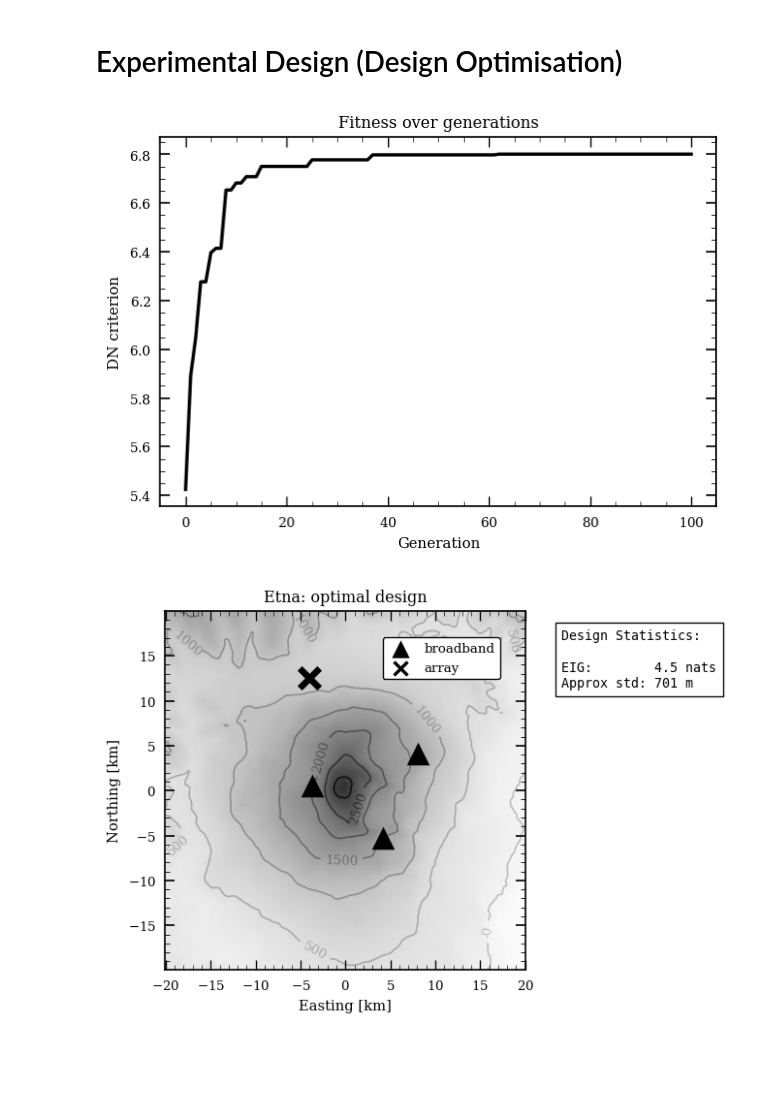
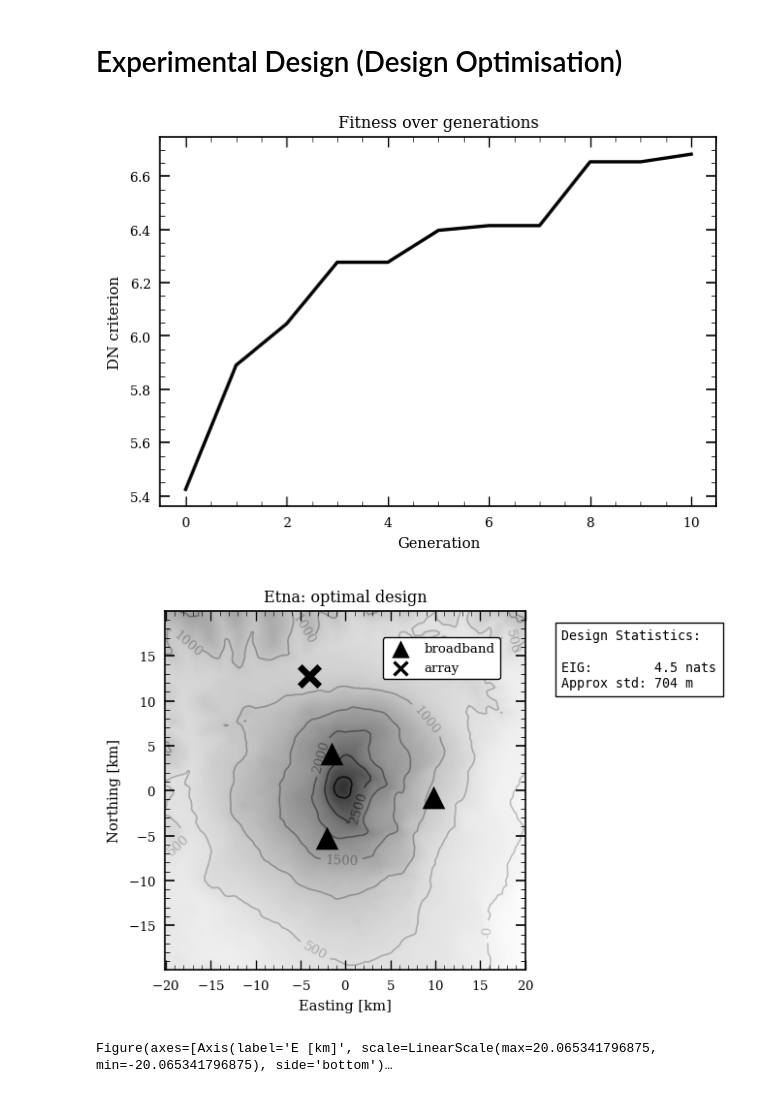
Before and after one commit to dominik-strutz/WoWED-volcano, a Jupyter notebook: main_design_notebook.ipynb, the cells around one changed output. Cells and saved outputs as stored; diff of their text form; code cells hidden in the pictures; blank space fills up the shorter version.

Commit message:
update plotting capabilities

```diff
--- a/main_design_notebook.ipynb
+++ b/main_design_notebook.ipynb
@@ -242,34 +242,34 @@ preexisting_design = None
 # %%
 %matplotlib inline
 from helpers.experimental_design_helpers import Design_Optimisation
 
 available_stations = dict(
     n_node=3,
     n_array=1)
 # available_stations = (('array',), ('array',), ('array',), ('array',))
 # available_stations = (('asl',), ('asl',), ('asl',), ('asl',))
 # available_stations = (('tt',), ('tt',), ('tt',), ('tt',))
 
 design_optimisation = Design_Optimisation(
     dn_method,
     SURFACE_DATA,
     PRIOR_DATA,
     design_space_dict,
     preexisting_design=preexisting_design
 )
 
 best_design, info = design_optimisation.get_optimal_design(
     available_stations=available_stations,
     optimisation_algorithm='genetic',
     optimisation_kwargs=dict(
-        num_generations=100,
+        num_generations=10,
         num_parents_mating=4,
         plot_progress=True,
         random_seed=0,
     )
 )
 # %% [output]
-[figure, old version]
+[figure, new version]
 # %%
 %matplotlib inline
 
@@ -304,36 +304,42 @@ ax.set_title(f'{VOLCANO_NAME}: optimal design')
 
 plt.show()
 # %% [output]
-[figure, old version]
+[figure, new version]
 # %%
-# %matplotlib widget
+%matplotlib widget
 
-# if IN_COLAB:
-#     from google.colab import output
-#     output.enable_custom_widget_manager()
+if IN_COLAB:
+    from google.colab import output
+    output.enable_custom_widget_manager()
 
-# plt.ioff()
+plt.ioff()
 
-# from helpers.plotting_helpers import interactive_design_plot
+from helpers.plotting_helpers import interactive_design_plot
 
-# fig, updated_design = interactive_design_plot(
-#     original_design   = best_design,
-#     volcano_data      = VOLCANO_DATA,
-#     surface_data      = SURFACE_DATA,
-#     design_space_dict = design_space_dict,
-#     eig_criterion     = nmc_method,
-#     prior_information = prior_information,
-# )
-# # ======================== INTERACTIVE PLOT ========================
-# # The plot above shows the optimal design. You can interact with it by moving the stations around.
-# # The design is updated in real time and the design statistics are shown in the top right corner.
+fig, updated_design, test_model = interactive_design_plot(
+    original_design   = best_design,
+    volcano_data      = VOLCANO_DATA,
+    surface_data      = SURFACE_DATA,
+    prior_data        = PRIOR_DATA,
+    design_space_dict = design_space_dict,
+    eig_criterion     = nmc_method,
+    prior_information = prior_information,
+    forward_function  = forward_function,
+    posterior         = False,
+)
 
-# # ======================== Careful: ========================
-# # The design statistics might update with a delay, especially on an older computer or if running in googl colab.
-# # When changing the design to quick the statistics might not update at all. Just reset by running the cell again.
-# # If a smooth experience is needed, run the code locally in a jupyter notebook.\nOn my laptop the process is smooth and the statistics update in near real time.
+# ======================== INTERACTIVE PLOT ========================
+# The plot above shows the optimal design. You can interact with it by moving the stations or the test source location around.
+# The design is updated in real time and the design statistics are shown in the top right corner.
 
-# # Due to the interactive nature of the plot, the following cell will not run automatically. You have to run it manually.
-# # Sometimes it does not quite work and you have to run the cell again, change the design and then run the next cell manually.
+# ======================== Careful: ========================
+# The design statistics might update with a delay, especially on an older computer or if running in googl colab.
+# When changing the design to quick the statistics might not update at all. Just reset by running the cell again.
+# If a smooth experience is needed, run the code locally in a jupyter notebook.\nOn my laptop the process is smooth and the statistics update in near real time.
 
-# display(fig)
+# Due to the interactive nature of the plot, the following cell will not run automatically. You have to run it manually.
+# Sometimes it does not quite work and you have to run the cell again, change the design and then run the next cell manually.
+
+display(fig)
+# %% [output]
+Figure(axes=[Axis(label='E [km]', scale=LinearScale(max=20.065341796875, min=-20.065341796875), side='bottom')…
```
Also changed, not shown: parts of 6 cells of this notebook, 1 other file.
